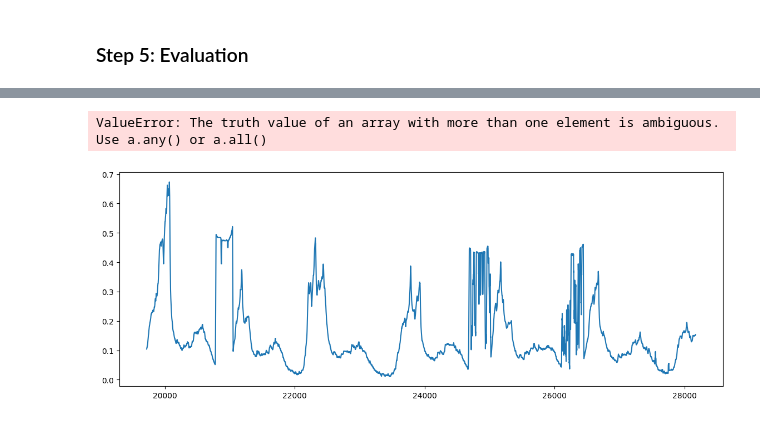
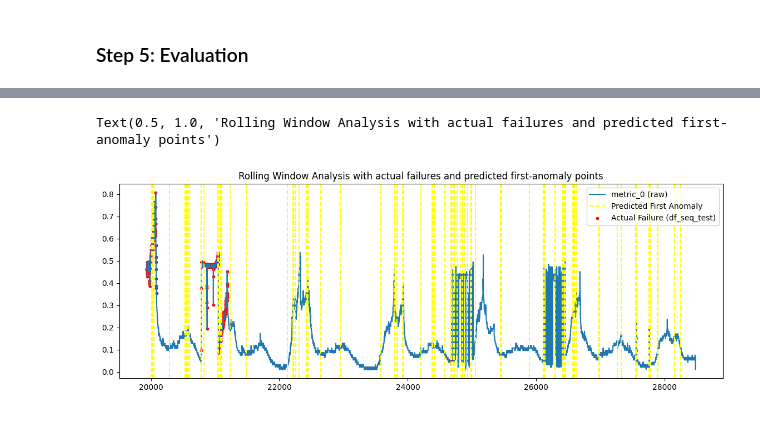
Before and after one commit to LeiNode/CascadingFailureMitigation, a Jupyter notebook: analysisNotebook.ipynb, the cells around one changed output, grey strips where cells are left out. Cells and saved outputs as stored; diff of their text form; code cells hidden in the pictures.

```diff
--- a/analysisNotebook.ipynb
+++ b/analysisNotebook.ipynb
@@ -153,0 +138,4 @@ RandomForestClassifier(class_weight='balanced', n_estimators=300, n_jobs=-1,
+# %%
+model = xgb.XGBClassifier(objective='multi:softmax', n_estimators=100, eval_metric='logloss', num_class=2)
+
+model.fit(X_train, y_train)
@@ -159,18 +159,17 @@ from sklearn.model_selection import RandomizedSearchCV
 
 param_dist = {
     "n_estimators": randint(50,200),
-    "max_depth": randint(10,50),
-    "min_samples_split": randint(2,20),
-    "min_samples_leaf" : randint(1,10)
+    "max_depth" : randint(2,20),
+    "min_child_weight" : randint(1,10),
 }
 
 random_search = RandomizedSearchCV(
-    estimator=rf,
+    estimator=model,
     param_distributions=param_dist,
     cv=5,
     scoring="precision"
 )
 
-random_search.fit(xtrain, ytrain)
+random_search.fit(X_train, y_train)
 # %% [output]
 RandomizedSearchCV(cv=5,
@@ -185,9 +195,9 @@ RandomizedSearchCV(cv=5,
 # %% [markdown]
 ### Step 5: Evaluation
 # %%
-y_pred = random_search.predict(xtest)
+y_pred = random_search.predict(X_test)
 
-y_pred_proba = random_search.predict_proba(xtest)
+y_pred_proba = random_search.predict_proba(X_test)
 # %%
 from sklearn.metrics import recall_score
 from sklearn.metrics import precision_score
@@ -261,29 +271,36 @@ Lead Time: 7617 seconds (126.95 minutes)
 # %%
-plt.figure(figsize=(14, 5))
-
-plt.plot(xtest.index, xtest["metric_0_roll_mean"], label="Metric 0")
-
-# Actual failure
-plt.axvline(
-    xtest.index[true_failure_idx],
-    color="red",
-    linestyle="--",
-    label="Actual Failure"
-)
-
-# Predicted failure
-if len(pred_failure_indices) > 0:
-    plt.axvline(
-        xtest.index[pred_failure_idx],
-        color="orange",
-        linestyle="--",
-        label="Predicted Failure"
-    )
-
+plt.figure(figsize=(14, 10))
+# Subplot 1: raw metric_0 with anomalies from df_seq_test (if available)
+plt.subplot(2, 1, 1)
+try:
+    plt.plot(df_seq_test.index, df_seq_test['metric_0'], label='metric_0 (raw)')
+    # Mark the first instance of each predicted anomaly block (if predictions available) with vertical yellow lines
+    try:
+        y_pred_array = np.asarray(y_pred)
+        pred_positions = np.where(y_pred_array == 1)[0]
+        if len(pred_positions) > 0:
+            if len(pred_positions) == 1:
+                first_positions = pred_positions
+            else:
+                gaps = np.where(np.diff(pred_positions) > 1)[0]
+                first_positions = pred_positions[np.concatenate(([0], gaps + 1))]
+            pred_df_indices = X_test.index[first_positions]
+            # draw vertical lines; label only the first to avoid duplicates in the legend
+            first_label = True
+            for idx in pred_df_indices:
+                lbl = 'Predicted First Anomaly' if first_label else None
+                plt.axvline(x=idx, color='yellow', linestyle='--', linewidth=1.5, label=lbl)
+                first_label = False
+    except Exception:
+        # If prediction variables aren't available, skip predicted markers
+        pass
+    anom_seq = np.where(df_seq_test['is_anomaly'] == 1)[0]
+    if len(anom_seq) > 0:
+        plt.scatter(df_seq_test.index[anom_seq], df_seq_test['metric_0'].iloc[anom_seq], color='red', s=10, label='Actual Failure (df_seq_test)')
+except Exception:
+    plt.text(0.5, 0.5, 'df_seq_test not available', ha='center', va='center')
 plt.legend()
-plt.title("Early Failure Detection (Lead-Time Visualization)")
-plt.tight_layout()
-plt.show()
+plt.title('Rolling Window Analysis with actual failures and predicted first-anomaly points')
 # %% [output]
-ValueError: The truth value of an array with more than one element is ambiguous. Use a.any() or a.all()
+Text(0.5, 1.0, 'Rolling Window Analysis with actual failures and predicted first-anomaly points')
-[figure, old version]
+[figure, new version]
```
Also changed, not shown: parts of 16 cells of this notebook.
